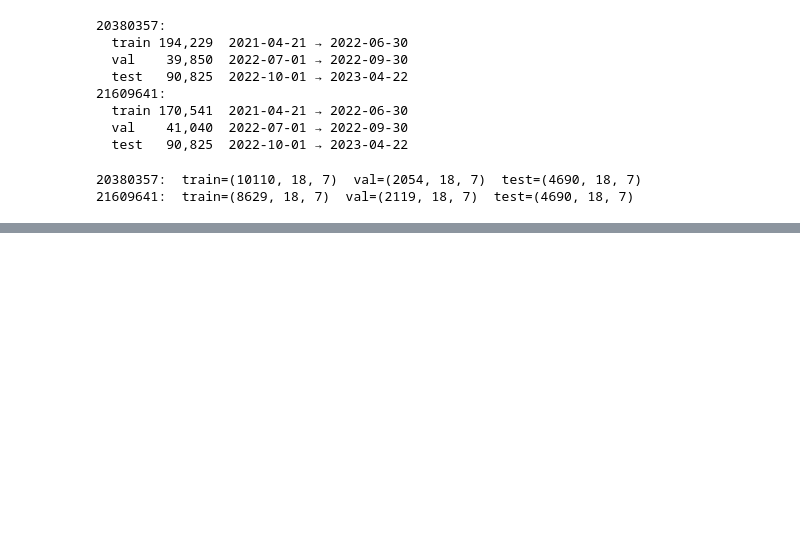
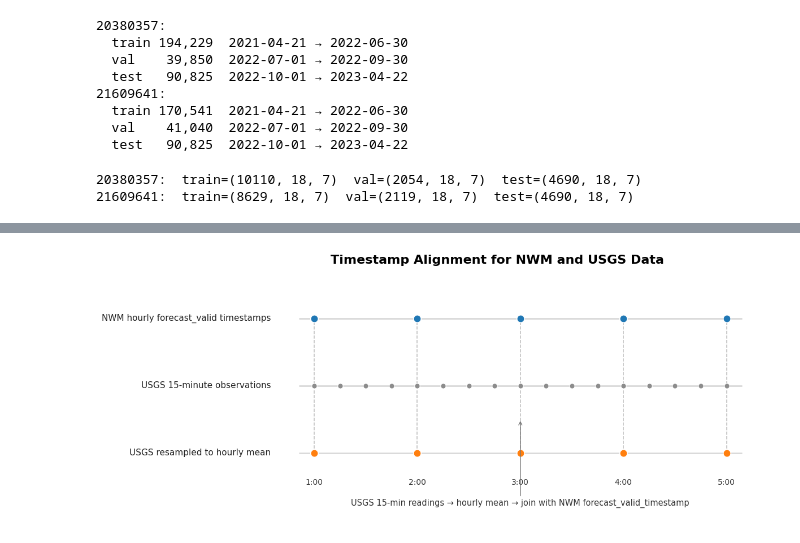
Before and after one commit to malloryr810/AI-Final-Project-GroupRRM, a Jupyter notebook: Forecastset.ipynb, the cells around one changed output, grey strips where cells are left out. Saved outputs shown, nothing was run; the diff lists cells and outputs as text; code cells hidden in the pictures; blank space fills up the shorter version.

```diff
--- a/Forecastset.ipynb
+++ b/Forecastset.ipynb
@@ -702,0 +762,66 @@ plt.show()
+# %%
+import matplotlib.pyplot as plt
+
+nwm_hours = [1, 2, 3, 4, 5]
+usgs_quarter_hours = [
+    1, 1.25, 1.5, 1.75,
+    2, 2.25, 2.5, 2.75,
+    3, 3.25, 3.5, 3.75,
+    4, 4.25, 4.5, 4.75,
+    5,
+]
+resampled_hours = [1, 2, 3, 4, 5]
+
+rows = {
+    'NWM hourly forecast_valid timestamps': 3,
+    'USGS 15-minute observations': 2,
+    'USGS resampled to hourly mean': 1,
+}
+
+fig, ax = plt.subplots(figsize=(12, 5))
+
+for y in rows.values():
+    ax.hlines(y, 0.85, 5.15, color='#d9d9d9', linewidth=2, zorder=1)
+
+ax.scatter(nwm_hours, [rows['NWM hourly forecast_valid timestamps']] * len(nwm_hours),
+           s=95, color='#1f77b4', edgecolor='white', linewidth=1.2, zorder=3,
+           label='NWM hourly')
+ax.scatter(usgs_quarter_hours, [rows['USGS 15-minute observations']] * len(usgs_quarter_hours),
+           s=45, color='#8c8c8c', edgecolor='white', linewidth=0.8, zorder=3,
+           label='USGS 15-min')
+ax.scatter(resampled_hours, [rows['USGS resampled to hourly mean']] * len(resampled_hours),
+           s=95, color='#ff7f0e', edgecolor='white', linewidth=1.2, zorder=3,
+           label='USGS hourly mean')
+
+for hour in nwm_hours:
+    ax.vlines(hour,
+              rows['USGS resampled to hourly mean'],
+              rows['NWM hourly forecast_valid timestamps'],
+              color='#bdbdbd', linestyle='--', linewidth=1.1, zorder=0)
+
+for label, y in rows.items():
+    ax.text(0.58, y, label, ha='right', va='center', fontsize=11, color='#222222')
+
+for hour in nwm_hours:
+    ax.text(hour, 0.62, f'{hour}:00', ha='center', va='top', fontsize=10, color='#333333')
+
+ax.annotate(
+    'USGS 15-min readings → hourly mean → join with NWM forecast_valid_timestamp',
+    xy=(3, 1.5), xytext=(3, 0.25),
+    ha='center', va='center', fontsize=10.5, color='#333333',
+    arrowprops=dict(arrowstyle='->', color='#777777', linewidth=1.0),
+)
+
+ax.set_title('Timestamp Alignment for NWM and USGS Data', fontsize=16, weight='bold', pad=18)
+ax.set_xlim(0.2, 5.35)
+ax.set_ylim(0, 3.6)
+ax.set_xticks([])
+ax.set_yticks([])
+for spine in ax.spines.values():
+    spine.set_visible(False)
+
+fig.tight_layout()
+plt.savefig('timestamp_alignment_diagram.png', dpi=300)
+plt.show()
+# %% [output]
+[figure, added]
```
Also changed, not shown: parts of 6 cells of this notebook, 5 other files.
